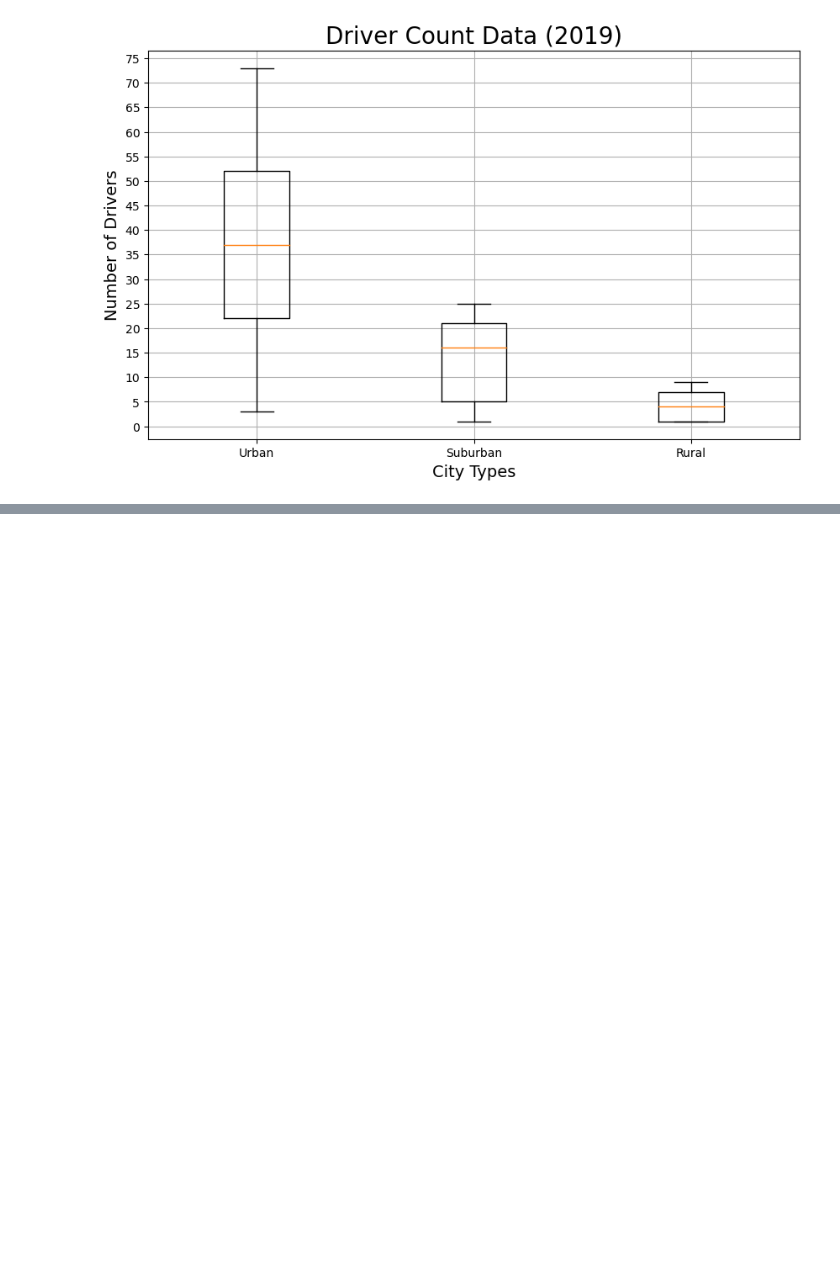
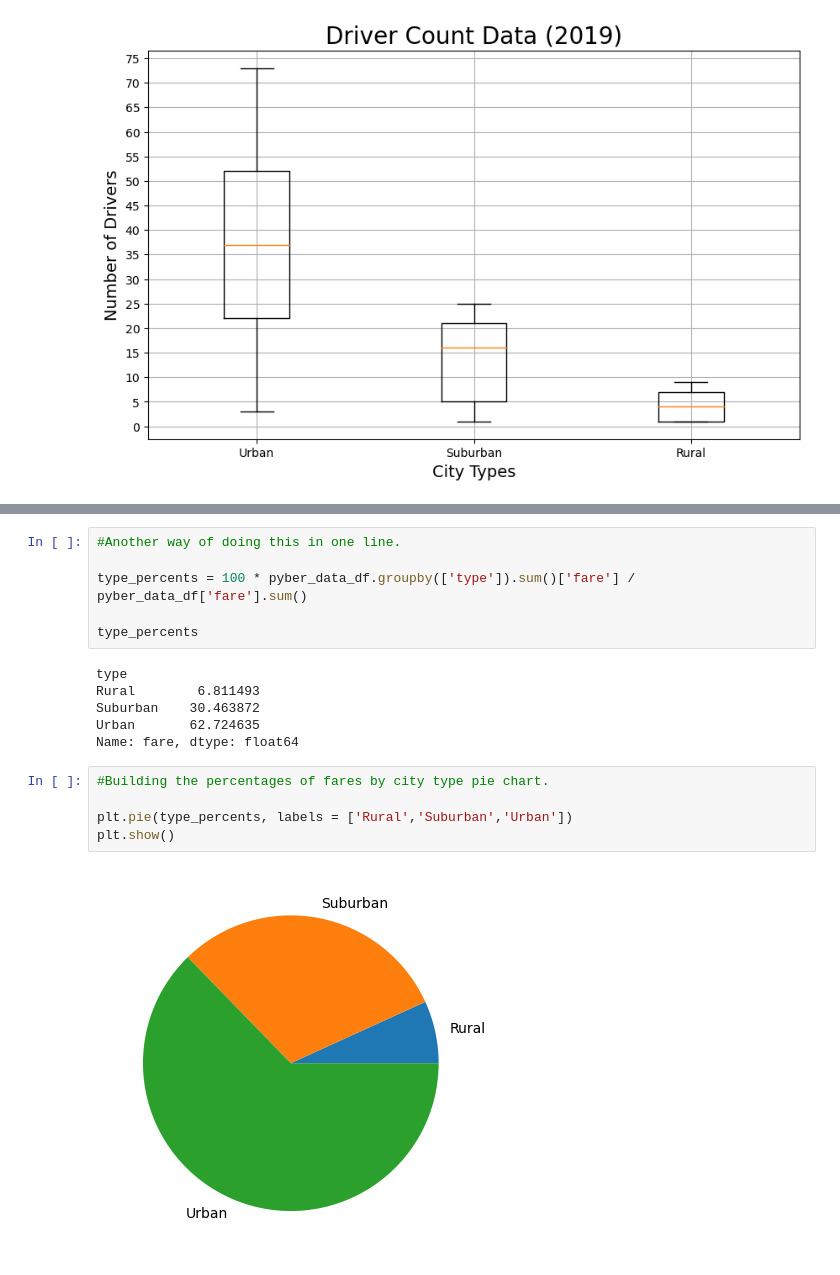
Before and after one commit to jo-robles/PyBer_Analysis, a Jupyter notebook: PyBer.ipynb, the cells around one changed output, grey strips where cells are left out. Cells and saved outputs as stored; diff of their text form; blank space fills up the shorter version.

Commit message:
Adding new figures and code

```diff
--- a/PyBer.ipynb
+++ b/PyBer.ipynb
@@ -752,0 +782,19 @@ plt.show()
+# %%
+#Another way of doing this in one line.
+
+type_percents = 100 * pyber_data_df.groupby(['type']).sum()['fare'] / pyber_data_df['fare'].sum()
+
+type_percents
+# %% [output]
+type
+Rural        6.811493
+Suburban    30.463872
+Urban       62.724635
+Name: fare, dtype: float64
+# %%
+#Building the percentages of fares by city type pie chart.
+
+plt.pie(type_percents, labels = ['Rural','Suburban','Urban'])
+plt.show()
+# %% [output]
+[figure, added]
```
Also changed, not shown: parts of 5 cells of this notebook, 1 other file.
